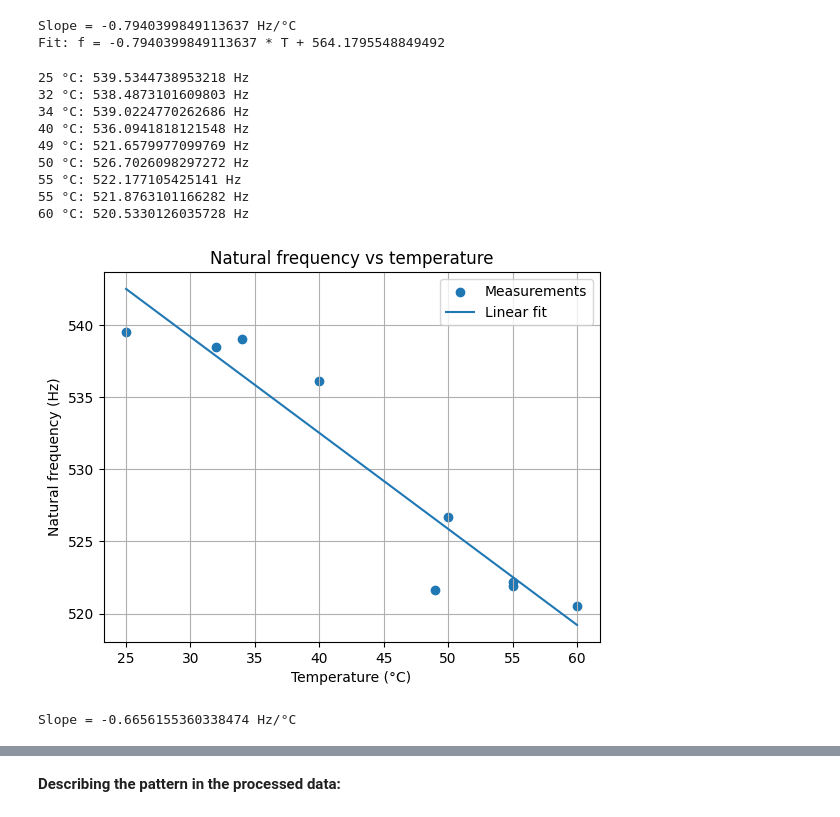
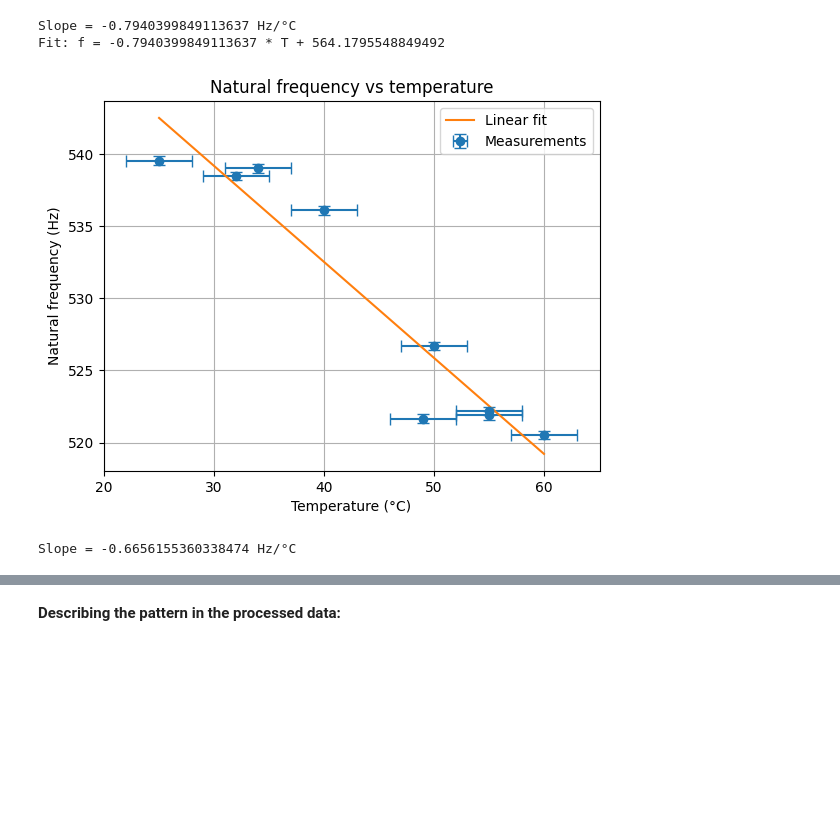
Before and after one commit to Tetras49/OP, a Jupyter notebook: OP1_firstcourste_Labjournal.ipynb, the cells around one changed output, grey strips where cells are left out. Cells and saved outputs as stored; diff of their text form; code cells hidden in the pictures; blank space fills up the shorter version.

Commit message:
derde plot is de goede

```diff
--- a/OP1_firstcourste_Labjournal.ipynb
+++ b/OP1_firstcourste_Labjournal.ipynb
@@ -268,7 +268,6 @@ for temperature, filename in files:
 
     peak = np.argmax(amplitude[1:]) + 1
 
-
     y1 = amplitude[peak - 1]
     y2 = amplitude[peak]
     y3 = amplitude[peak + 1]
@@ -278,44 +277,47 @@ for temperature, filename in files:
     natural_frequency = freq[peak] + p * (freq[1] - freq[0])
 
     temperatures.append(temperature)
     frequencies.append(natural_frequency)
 
-    print(temperature, "°C:", natural_frequency, "Hz")
+
+# Uncertainties
+temperature_error = 3     # °C, change if your thermometer has another uncertainty
+frequency_error = 0.3       # Hz, estimated uncertainty
 
 
 # Linear fit
 fit = np.polyfit(temperatures, frequencies, 1)
 
 slope = fit[0]
 intercept = fit[1]
 
 T_fit = np.linspace(min(temperatures), max(temperatures), 100)
 f_fit = slope * T_fit + intercept
 
 
-# Plot
-plt.scatter(temperatures, frequencies, label="Measurements")
+# Plot with error bars
+plt.errorbar(
+    temperatures,
+    frequencies,
+    xerr=temperature_error,
+    yerr=frequency_error,
+    fmt="o",
+    capsize=4,
+    label="Measurements"
+)
+
 plt.plot(T_fit, f_fit, label="Linear fit")
 
 plt.xlabel("Temperature (°C)")
 plt.ylabel("Natural frequency (Hz)")
 plt.title("Natural frequency vs temperature")
 
 plt.grid()
 plt.legend()
 
 plt.show()
 
 print("Slope =", slope, "Hz/°C")
 # %% [output]
+[figure, new version]
-25 °C: 539.5344738953218 Hz
-32 °C: 538.4873101609803 Hz
-34 °C: 539.0224770262686 Hz
-40 °C: 536.0941818121548 Hz
-49 °C: 521.6579977099769 Hz
-50 °C: 526.7026098297272 Hz
-55 °C: 522.177105425141 Hz
-55 °C: 521.8763101166282 Hz
-60 °C: 520.5330126035728 Hz
+Slope = -0.6656155360338474 Hz/°C
-[figure, old version]
-Slope = -0.6656155360338474 Hz/°C
```
Also changed, not shown: parts of 1 cell of this notebook.
